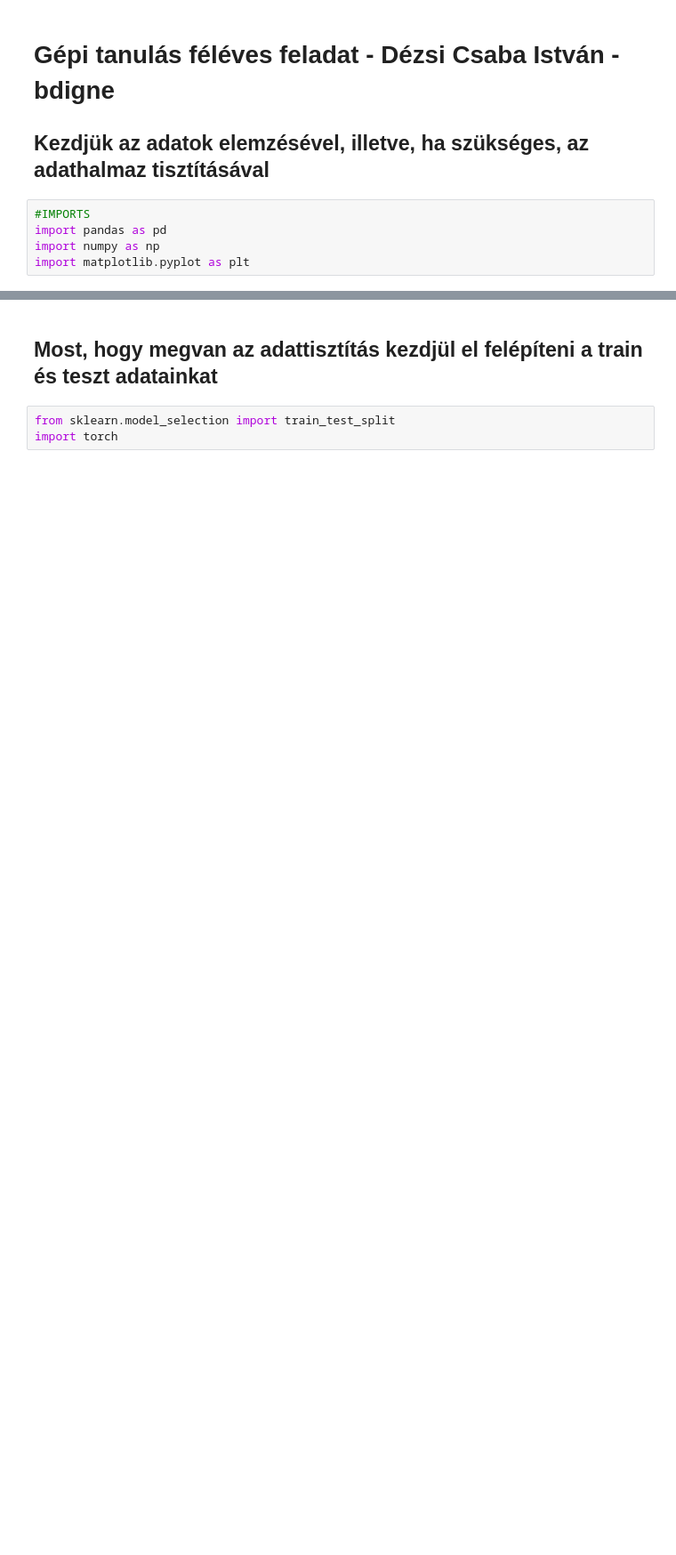
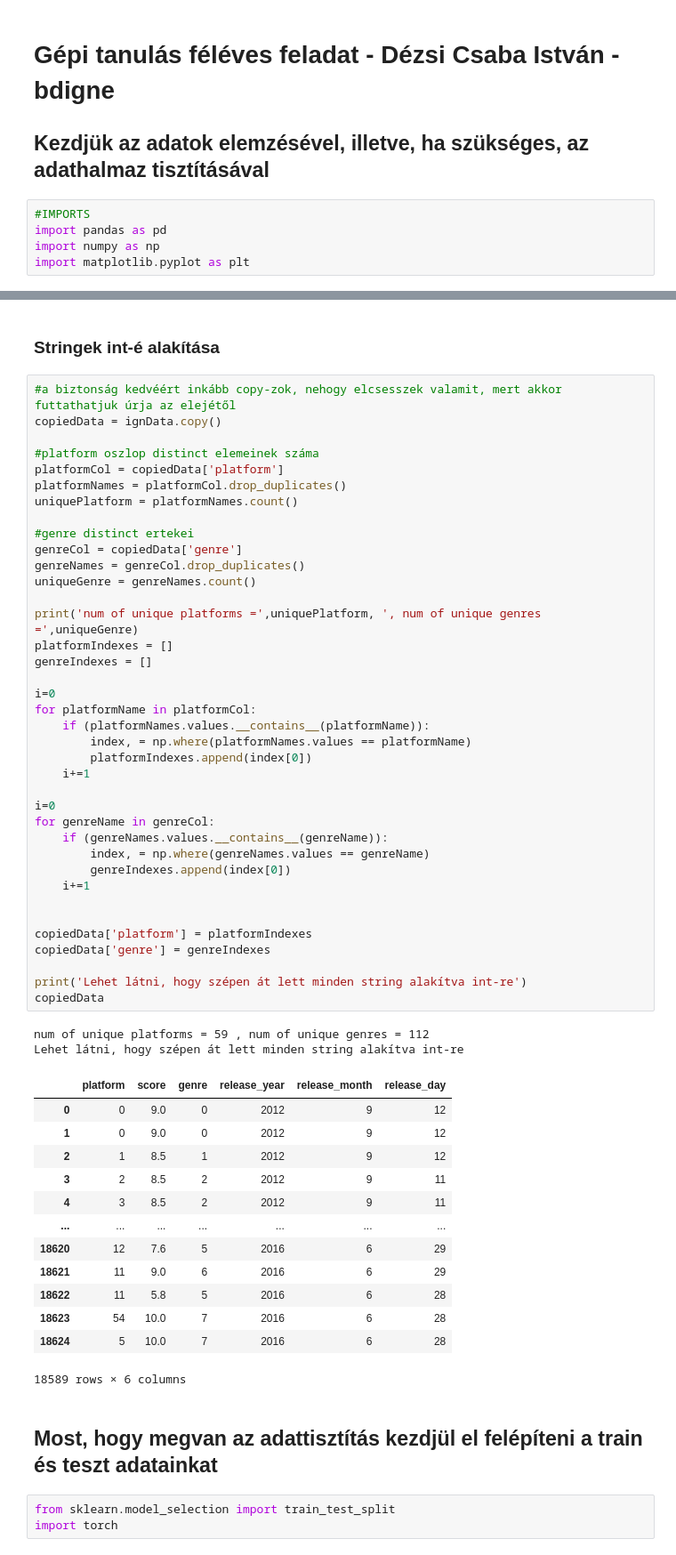
Before and after one commit to DezsiCsaba/gepi-latas-feleves, a Jupyter notebook: megoldás - bdigne.ipynb, the cells around one changed output, grey strips where cells are left out. Shown at 89% size. Drawn from its saved outputs; the diff is of its cells as text; blank space fills up the shorter version.

```diff
--- a/megoldás - bdigne.ipynb
+++ b/megoldás - bdigne.ipynb
@@ -94,3 +96,59 @@ ignData
+# %% [markdown]
+### Stringek int-é alakítása
+# %%
+#a biztonság kedvéért inkább copy-zok, nehogy elcsesszek valamit, mert akkor futtathatjuk úrja az elejétől
+copiedData = ignData.copy()
+
+#platform oszlop distinct elemeinek száma
+platformCol = copiedData['platform']
+platformNames = platformCol.drop_duplicates()
+uniquePlatform = platformNames.count()
+
+#genre distinct ertekei
+genreCol = copiedData['genre']
+genreNames = genreCol.drop_duplicates()
+uniqueGenre = genreNames.count()
+
+print('num of unique platforms =',uniquePlatform, ', num of unique genres =',uniqueGenre)
+platformIndexes = []
+genreIndexes = []
+
+i=0
+for platformName in platformCol:
+    if (platformNames.values.__contains__(platformName)):
+        index, = np.where(platformNames.values == platformName)
+        platformIndexes.append(index[0])
+    i+=1
+
+i=0
+for genreName in genreCol:
+    if (genreNames.values.__contains__(genreName)):
+        index, = np.where(genreNames.values == genreName)
+        genreIndexes.append(index[0])
+    i+=1
+
+
+copiedData['platform'] = platformIndexes
+copiedData['genre'] = genreIndexes
+
+print('Lehet látni, hogy szépen át lett minden string alakítva int-re')
+copiedData
+# %% [output]
+num of unique platforms = 59 , num of unique genres = 112
+Lehet látni, hogy szépen át lett minden string alakítva int-re
+|  | platform | score | genre | release_year | release_month | release_day |
+| 0 | 0 | 9.0 | 0 | 2012 | 9 | 12 |
+| 1 | 0 | 9.0 | 0 | 2012 | 9 | 12 |
+| 2 | 1 | 8.5 | 1 | 2012 | 9 | 12 |
+| 3 | 2 | 8.5 | 2 | 2012 | 9 | 11 |
+| 4 | 3 | 8.5 | 2 | 2012 | 9 | 11 |
+| ... | ... | ... | ... | ... | ... | ... |
+| 18620 | 12 | 7.6 | 5 | 2016 | 6 | 29 |
+| 18621 | 11 | 9.0 | 6 | 2016 | 6 | 29 |
+| 18622 | 11 | 5.8 | 5 | 2016 | 6 | 28 |
+| 18623 | 54 | 10.0 | 7 | 2016 | 6 | 28 |
+| 18624 | 5 | 10.0 | 7 | 2016 | 6 | 28 |
+18589 rows × 6 columns
 # %% [markdown]
 ## Most, hogy megvan az adattisztítás kezdjül el felépíteni a train és teszt adatainkat
 # %%
```
Also changed, not shown: parts of 11 cells of this notebook.
